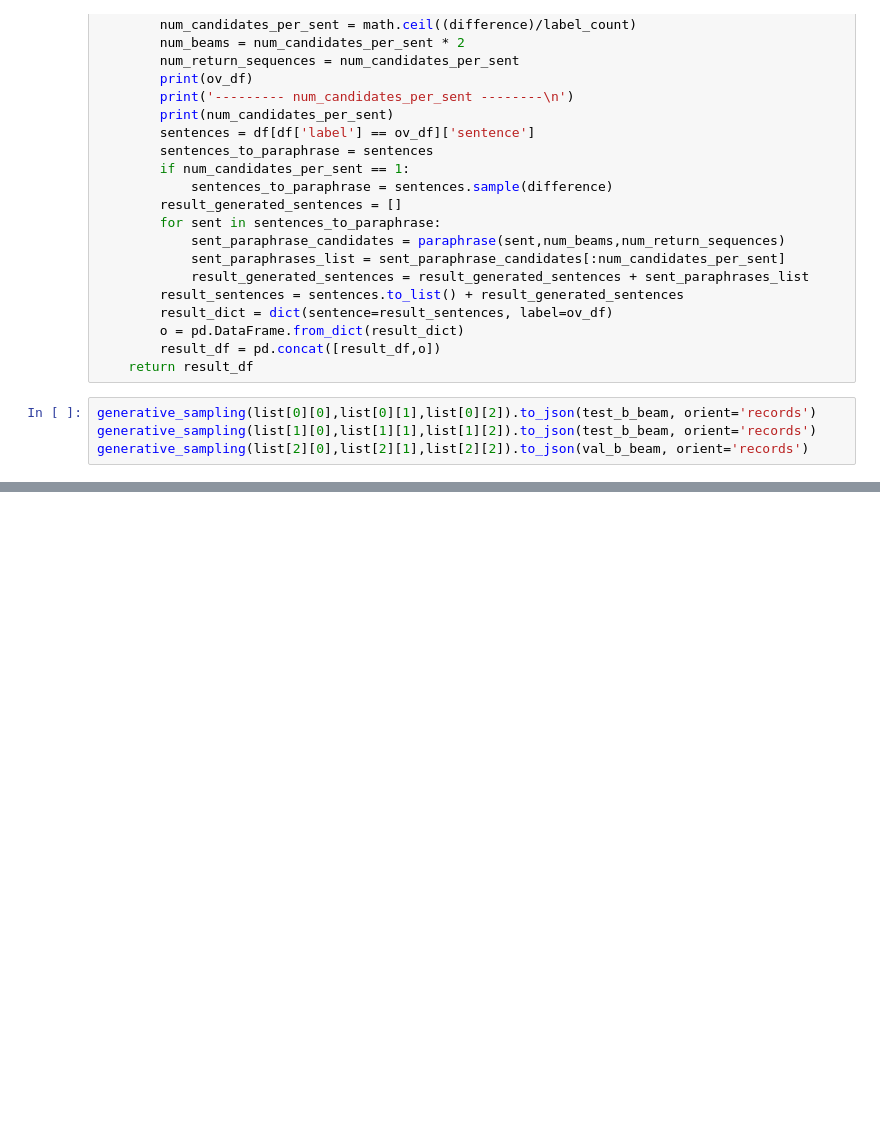
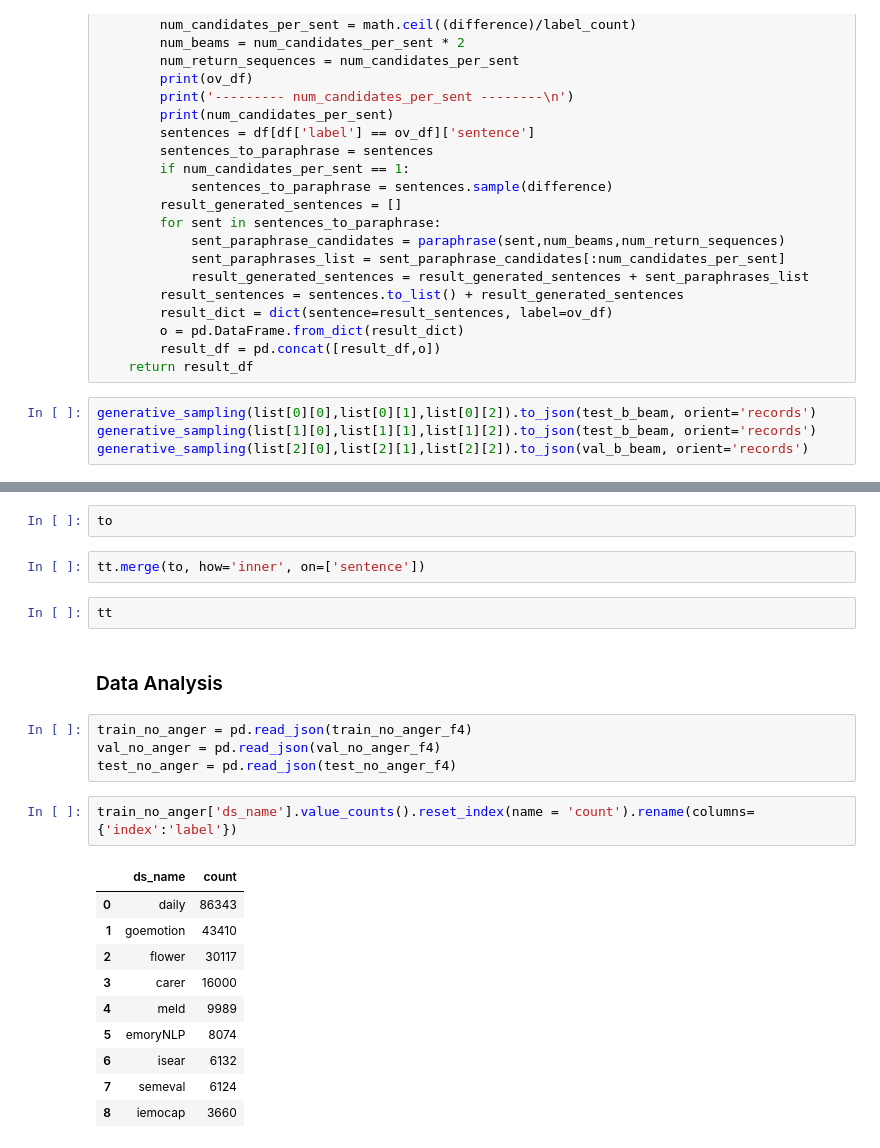
Before and after one commit to aw814/EmoRec, a Jupyter notebook: data/preprocessing.ipynb, the cells around one changed output, grey strips where cells are left out. Drawn from its saved outputs; the diff is of its cells as text; blank space fills up the shorter version.

```diff
--- a/data/preprocessing.ipynb
+++ b/data/preprocessing.ipynb
@@ -934,0 +921,25 @@ generative_sampling(list[2][0],list[2][1],list[2][2]).to_json(val_b_beam, orient
+# %%
+to
+# %%
+tt.merge(to, how='inner', on=['sentence'])
+# %%
+tt
+# %% [markdown]
+### Data Analysis
+# %%
+train_no_anger = pd.read_json(train_no_anger_f4)
+val_no_anger = pd.read_json(val_no_anger_f4)
+test_no_anger = pd.read_json(test_no_anger_f4)
+# %%
+train_no_anger['ds_name'].value_counts().reset_index(name = 'count').rename(columns={'index':'label'})
+# %% [output]
+|  | ds_name | count |
+| 0 | daily | 86343 |
+| 1 | goemotion | 43410 |
+| 2 | flower | 30117 |
+| 3 | carer | 16000 |
+| 4 | meld | 9989 |
+| 5 | emoryNLP | 8074 |
+| 6 | isear | 6132 |
+| 7 | semeval | 6124 |
+| 8 | iemocap | 3660 |
```
Also changed, not shown: parts of 36 cells of this notebook, 13 other files.
